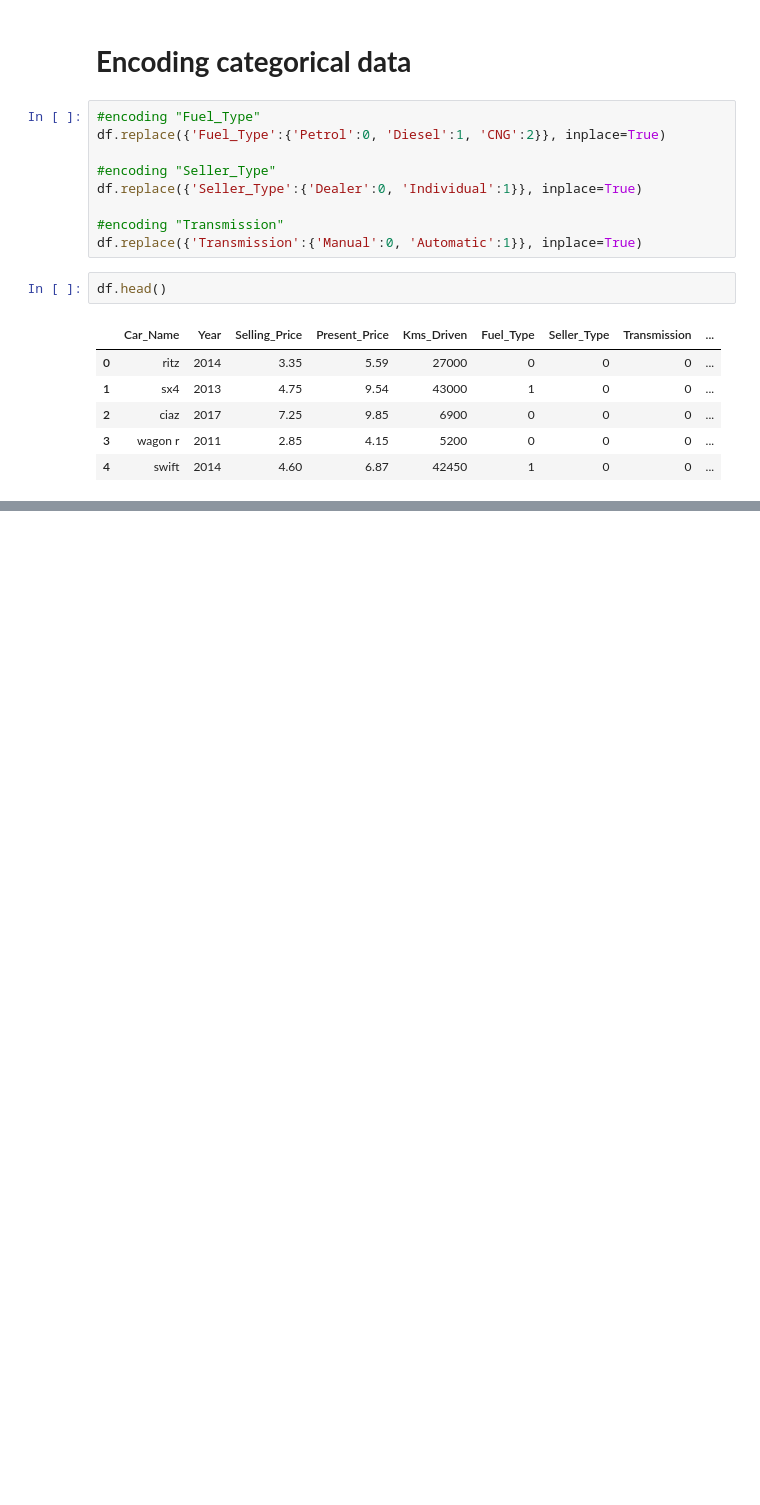
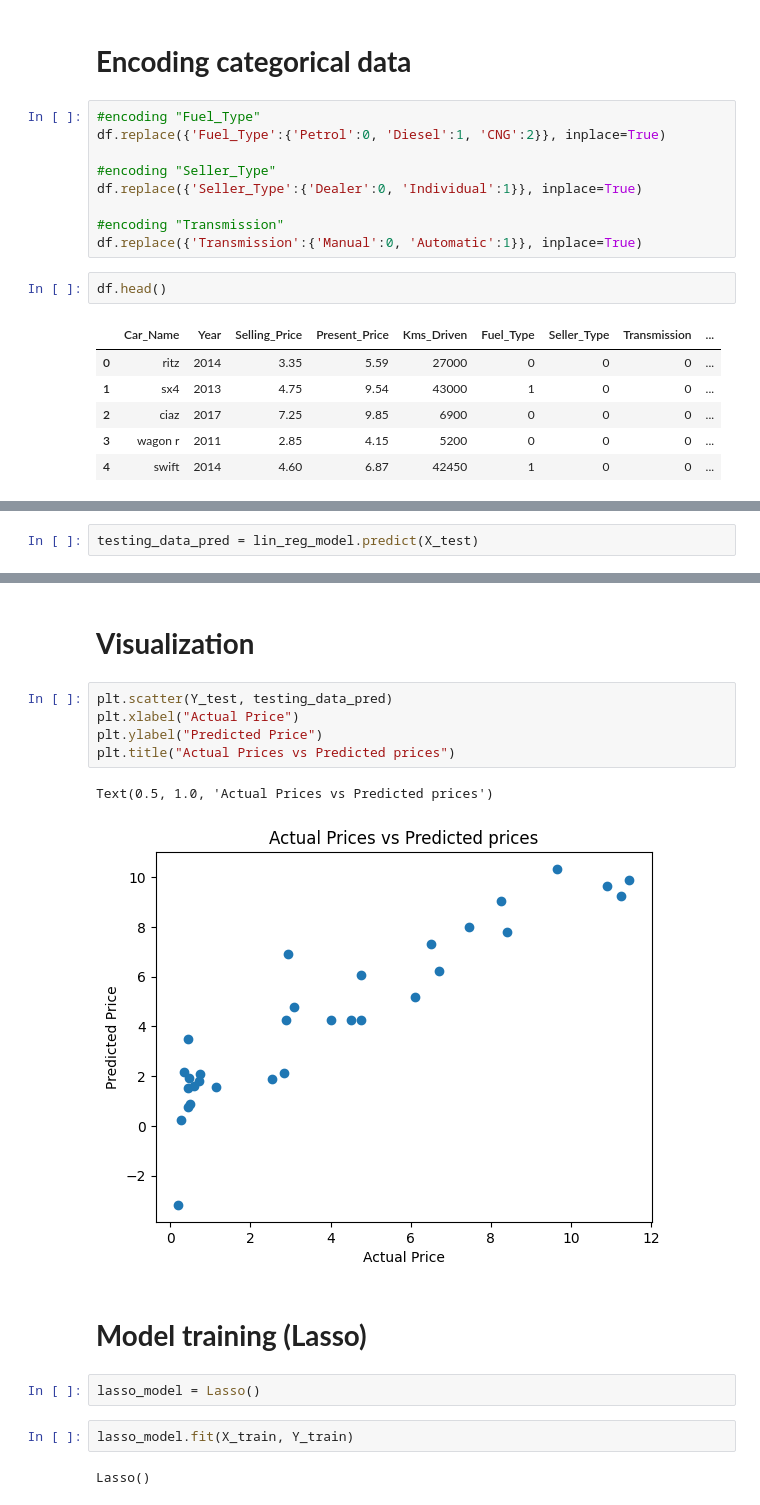
Before and after one commit to Syeda-Eman/Machine_Learning, a Jupyter notebook: Car_price_prediction.ipynb, the cells around one changed output, grey strips where cells are left out. Cells and saved outputs as stored; diff of their text form; blank space fills up the shorter version.

```diff
--- a/Car_price_prediction.ipynb
+++ b/Car_price_prediction.ipynb
@@ -116,0 +188,2 @@ df.head()
+# %%
+testing_data_pred = lin_reg_model.predict(X_test)
@@ -116,0 +195,18 @@ df.head()
+# %% [markdown]
+# **Visualization**
+# %%
+plt.scatter(Y_test, testing_data_pred)
+plt.xlabel("Actual Price")
+plt.ylabel("Predicted Price")
+plt.title("Actual Prices vs Predicted prices")
+# %% [output]
+Text(0.5, 1.0, 'Actual Prices vs Predicted prices')
+[figure, added]
+# %% [markdown]
+# **Model training (Lasso)**
+# %%
+lasso_model = Lasso()
+# %%
+lasso_model.fit(X_train, Y_train)
+# %% [output]
+Lasso()
```
Also changed, not shown: parts of 25 cells of this notebook.
